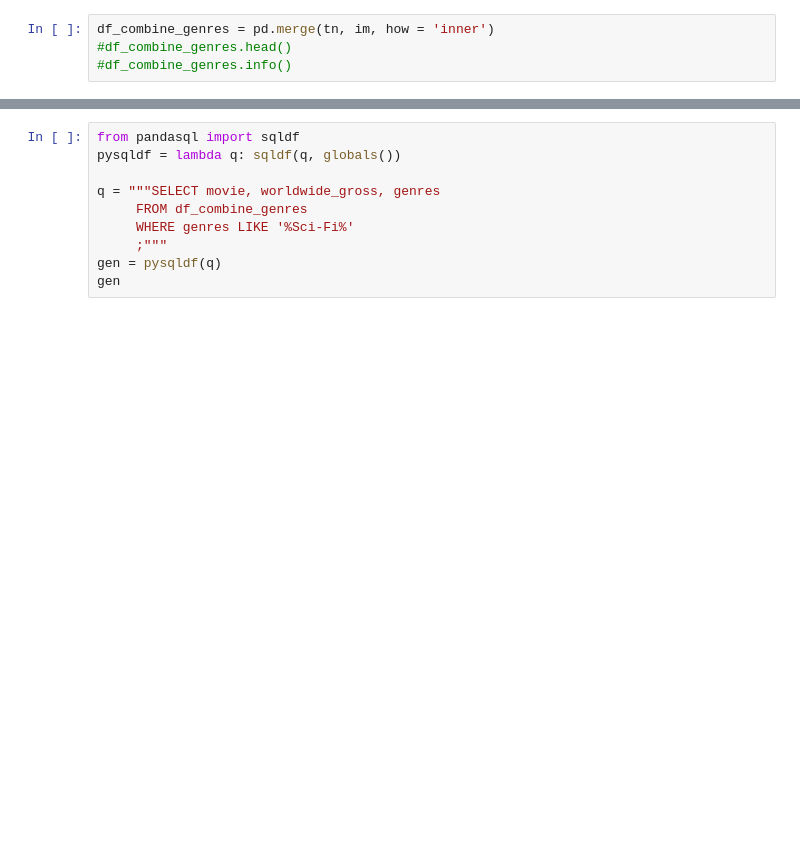
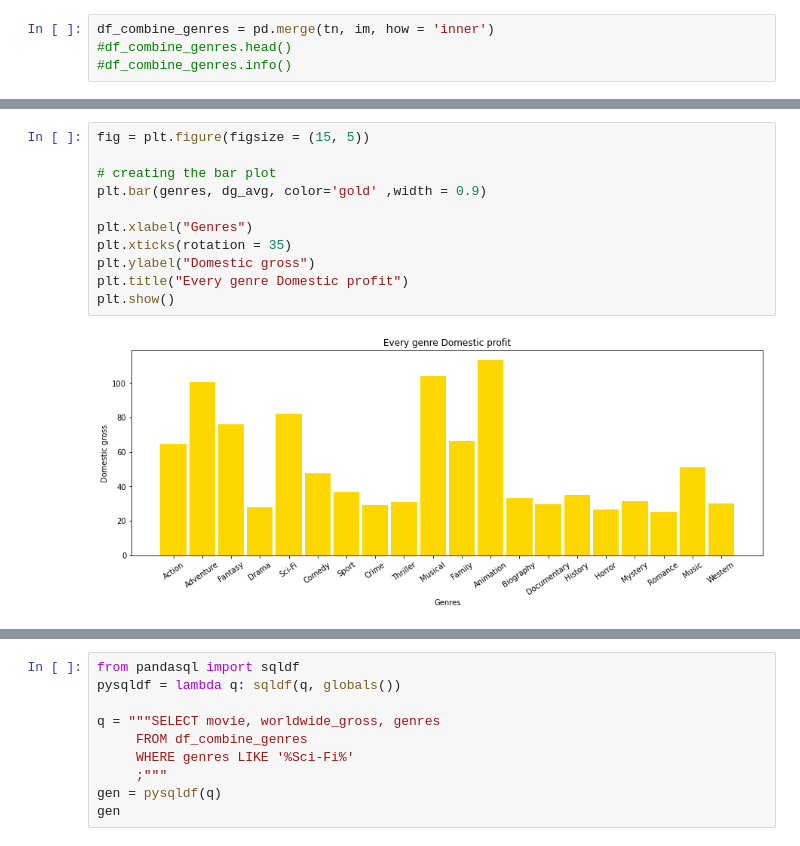
Before and after one commit to hixtape1212/Group6Consulting_CapstoneRepo, a Jupyter notebook: SCP_Genres_Eda.ipynb, the cells around one changed output, grey strips where cells are left out. Drawn from its saved outputs; the diff is of its cells as text; blank space fills up the shorter version.

```diff
--- a/SCP_Genres_Eda.ipynb
+++ b/SCP_Genres_Eda.ipynb
@@ -228,0 +162,13 @@ dtype: object
+# %%
+fig = plt.figure(figsize = (15, 5))
+
+# creating the bar plot
+plt.bar(genres, dg_avg, color='gold' ,width = 0.9)
+
+plt.xlabel("Genres")
+plt.xticks(rotation = 35)
+plt.ylabel("Domestic gross")
+plt.title("Every genre Domestic profit")
+plt.show()
+# %% [output]
+[figure, added]
```
Also changed, not shown: parts of 26 cells of this notebook.
